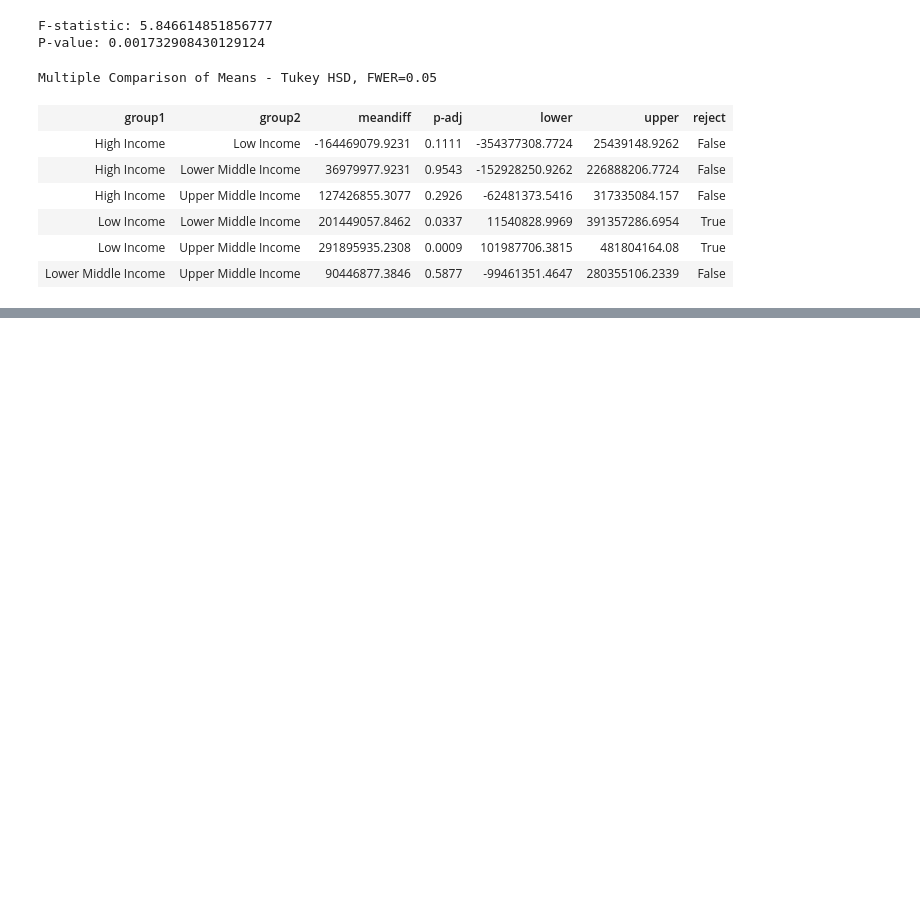
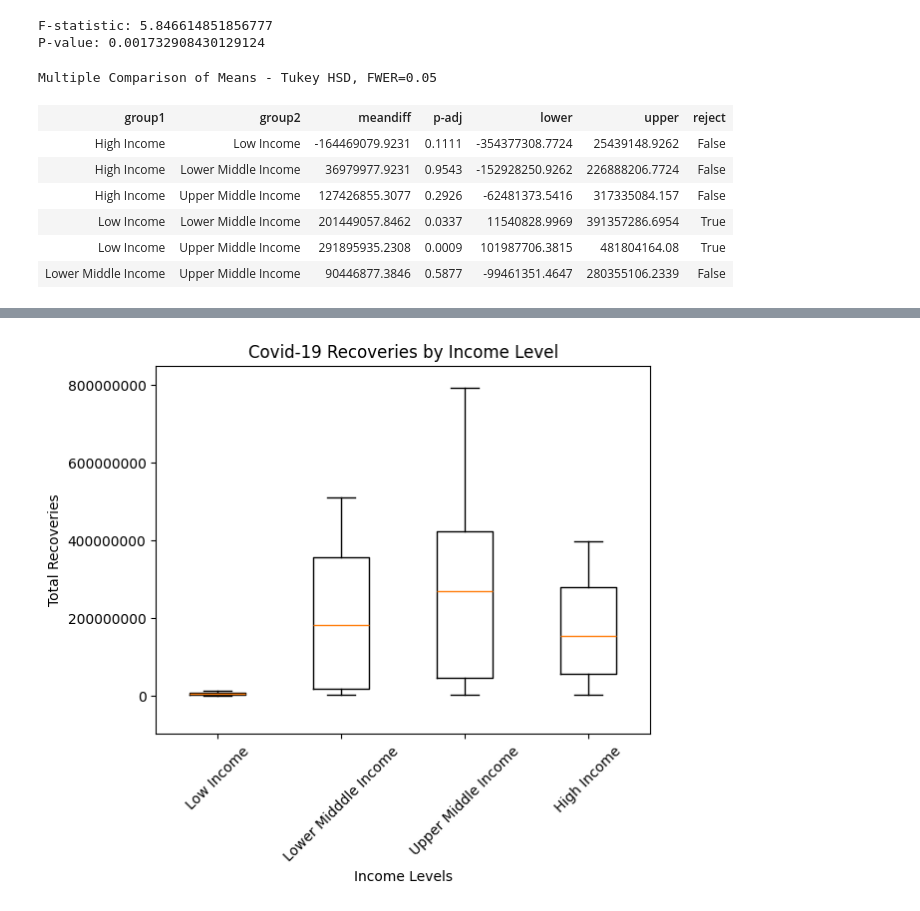
Before and after one commit to fow-jor08/Covid-19, a Jupyter notebook: Covid_19_Data_Set_Jordan_Fowler.ipynb, the cells around one changed output, grey strips where cells are left out. Drawn from its saved outputs; the diff is of its cells as text; code cells hidden in the pictures; blank space fills up the shorter version.

```diff
--- a/Covid_19_Data_Set_Jordan_Fowler.ipynb
+++ b/Covid_19_Data_Set_Jordan_Fowler.ipynb
@@ -606,0 +629,21 @@ Multiple Comparison of Means - Tukey HSD, FWER=0.05
+# %%
+#Visualization (Deaths Box Plot)
+
+Low_Income=recovery_by_income["Low Income"].values
+Lower_Middle_Income=recovery_by_income['Lower Middle Income'].values
+Upper_Middle_Income=recovery_by_income["Upper Middle Income"].values
+High_Income=recovery_by_income["High Income"].values
+
+plt.boxplot([Low_Income,Lower_Middle_Income,Upper_Middle_Income,High_Income], labels=["Low Income","Lower Midddle Income", "Upper Middle Income", "High Income"])
+
+
+plt.title("Covid-19 Recoveries by Income Level")
+plt.xlabel('Income Levels')
+plt.ylabel('Total Recoveries')
+plt.xticks(rotation=45)
+plt.ticklabel_format(axis= "y",style="plain")
+plt.ylim(-100000000,850000000)
+
+plt.show()
+# %% [output]
+[figure, added]
```
Also changed, not shown: parts of 9 cells of this notebook.
